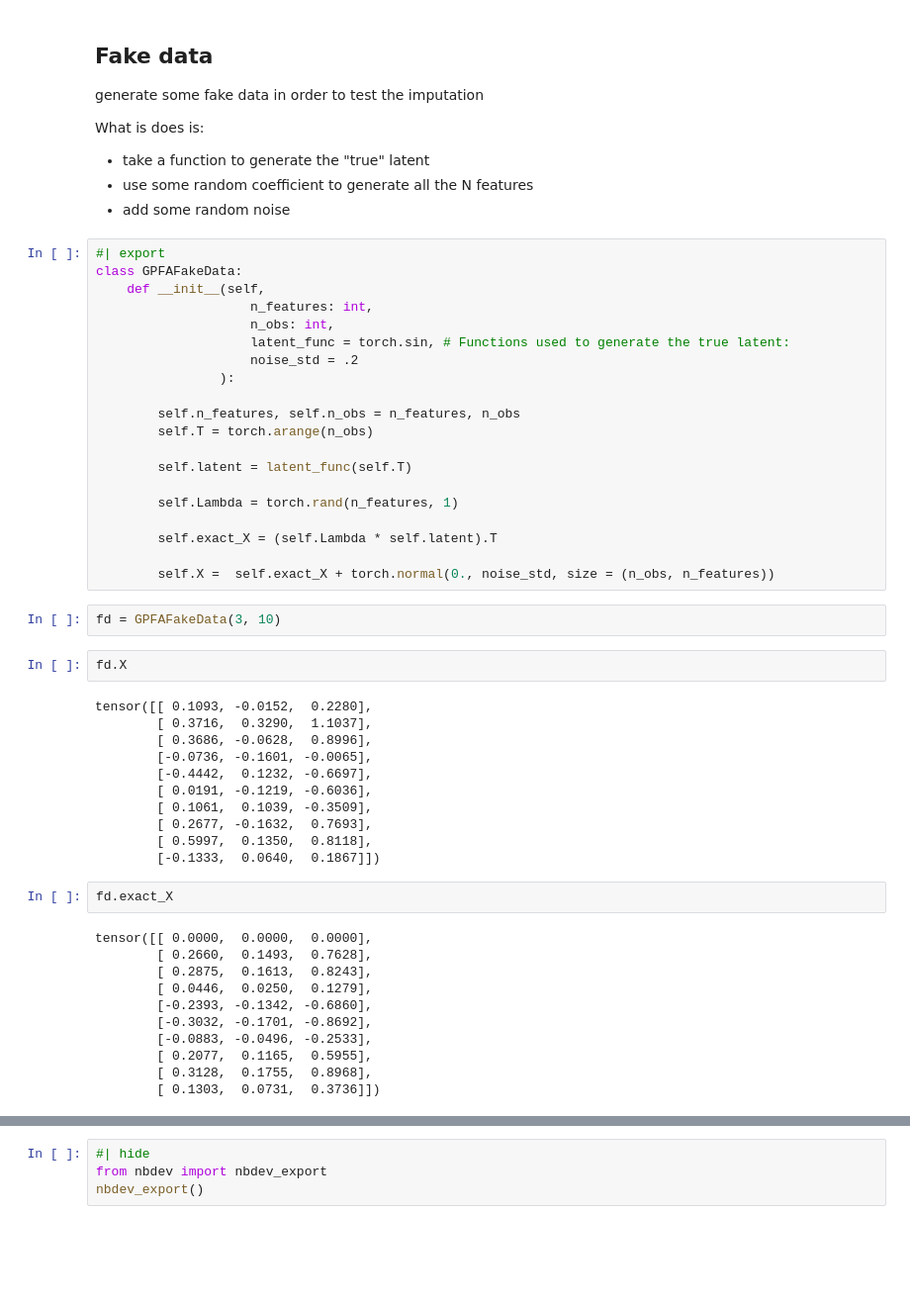
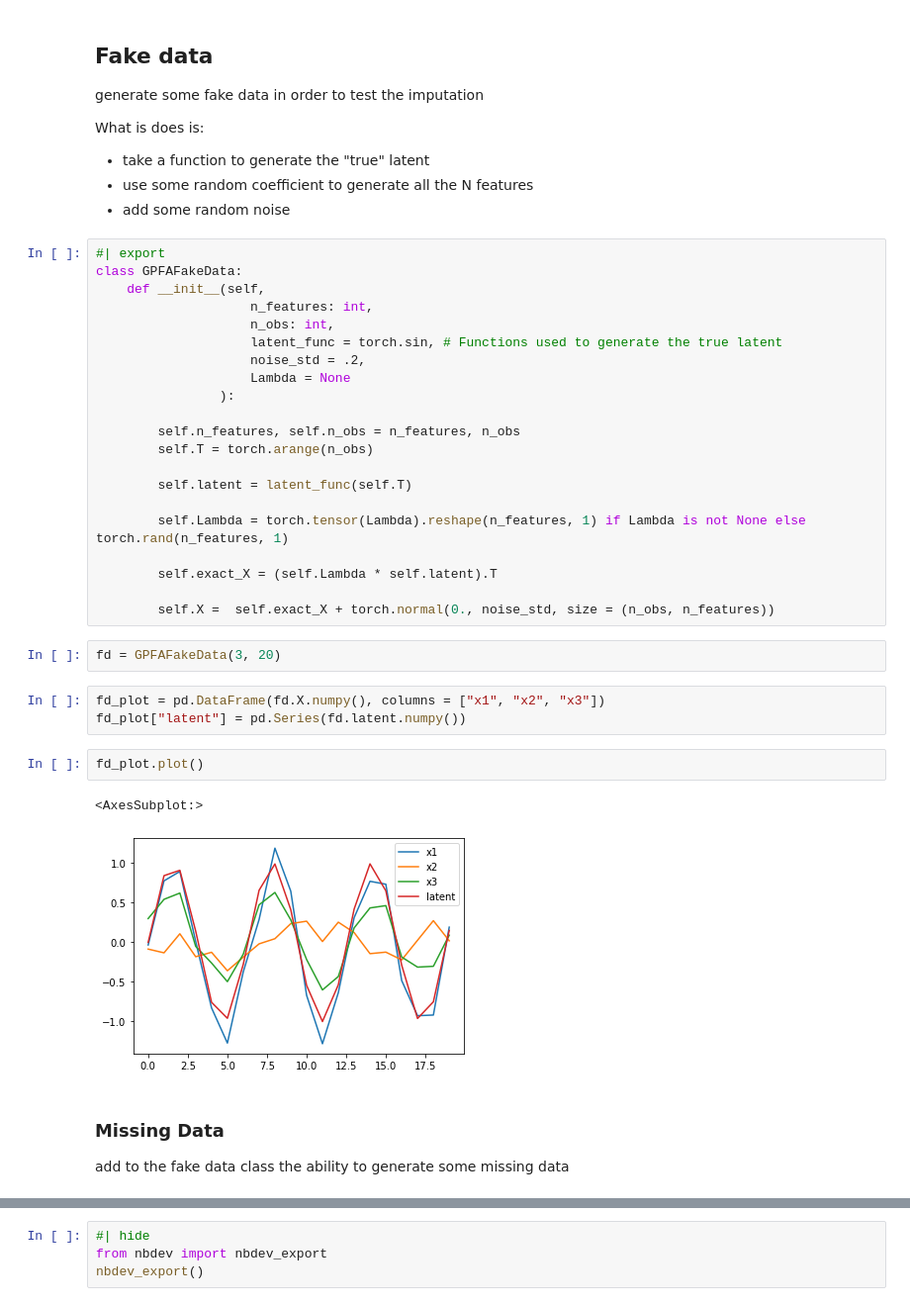
Before and after one commit to mone27/meteo_gap_filling-Gaussian_Processes, a Jupyter notebook: nbs/02_Imputation.ipynb, the cells around one changed output, grey strips where cells are left out. Shown at 99% size. Cells and saved outputs as stored; diff of their text form; blank space fills up the shorter version.

Commit message:
GPFA Imputation plot working

```diff
--- a/nbs/02_Imputation.ipynb
+++ b/nbs/02_Imputation.ipynb
@@ -34,8 +42,9 @@ class GPFAFakeData:
     def __init__(self,
                     n_features: int,
                     n_obs: int,
-                    latent_func = torch.sin, # Functions used to generate the true latent:
-                    noise_std = .2
+                    latent_func = torch.sin, # Functions used to generate the true latent
+                    noise_std = .2,
+                    Lambda = None
                 ):
 
         self.n_features, self.n_obs = n_features, n_obs
@@ -43,36 +52,22 @@ class GPFAFakeData:
 
         self.latent = latent_func(self.T)
 
-        self.Lambda = torch.rand(n_features, 1)
+        self.Lambda = torch.tensor(Lambda).reshape(n_features, 1) if Lambda is not None else torch.rand(n_features, 1)
 
         self.exact_X = (self.Lambda * self.latent).T
 
         self.X =  self.exact_X + torch.normal(0., noise_std, size = (n_obs, n_features))
 # %%
-fd = GPFAFakeData(3, 10)
+fd = GPFAFakeData(3, 20)
-# %%
-fd.X
-# %% [output]
-tensor([[ 0.1093, -0.0152,  0.2280],
-        [ 0.3716,  0.3290,  1.1037],
-        [ 0.3686, -0.0628,  0.8996],
-        [-0.0736, -0.1601, -0.0065],
-        [-0.4442,  0.1232, -0.6697],
-        [ 0.0191, -0.1219, -0.6036],
-        [ 0.1061,  0.1039, -0.3509],
-        [ 0.2677, -0.1632,  0.7693],
-        [ 0.5997,  0.1350,  0.8118],
-        [-0.1333,  0.0640,  0.1867]])
 # %%
-fd.exact_X
+fd_plot = pd.DataFrame(fd.X.numpy(), columns = ["x1", "x2", "x3"])
+fd_plot["latent"] = pd.Series(fd.latent.numpy())
-# %% [output]
-tensor([[ 0.0000,  0.0000,  0.0000],
-        [ 0.2660,  0.1493,  0.7628],
-        [ 0.2875,  0.1613,  0.8243],
-        [ 0.0446,  0.0250,  0.1279],
-        [-0.2393, -0.1342, -0.6860],
-        [-0.3032, -0.1701, -0.8692],
-        [-0.0883, -0.0496, -0.2533],
-        [ 0.2077,  0.1165,  0.5955],
-        [ 0.3128,  0.1755,  0.8968],
-        [ 0.1303,  0.0731,  0.3736]])
+# %%
+fd_plot.plot()
+# %% [output]
+<AxesSubplot:>
+[figure, added]
+# %% [markdown]
+### Missing Data
+
+add to the fake data class the ability to generate some missing data
```
Also changed, not shown: parts of 31 cells of this notebook, 6 other files.
